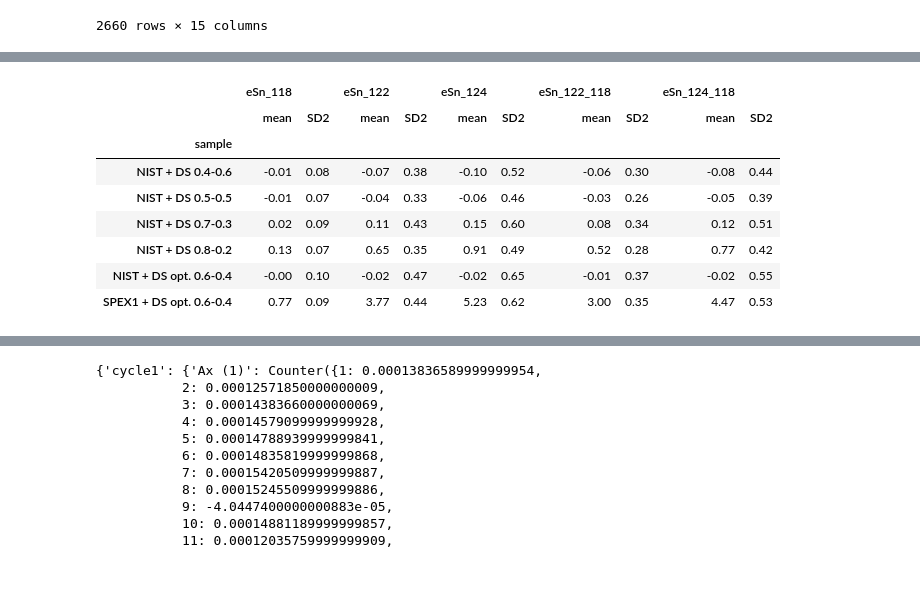
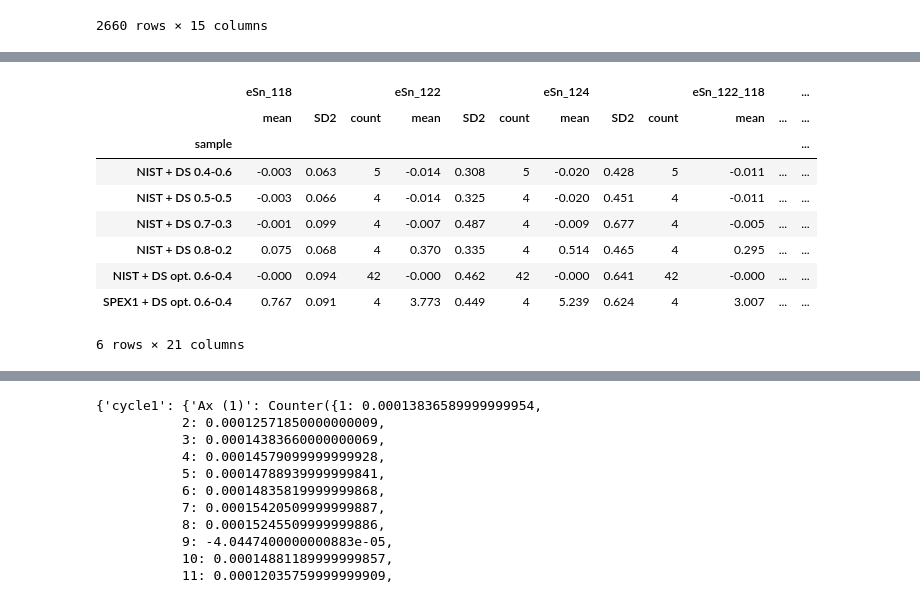
Before and after one commit to Marfster/Double_Spike_sim, a Jupyter notebook: DS_inversion.ipynb, the cells around one changed output, grey strips where cells are left out. Saved outputs shown, nothing was run; the diff lists cells and outputs as text; code cells hidden in the pictures.

```diff
--- a/DS_inversion.ipynb
+++ b/DS_inversion.ipynb
@@ -48,12 +47,12 @@ cup_config = cycles_spike
 mass_range = cycle_Sn_spike_mass_range
 
 # Isotopes used for Interference correction
-corr_isotopes_2 = {"Te" : "126", "Xe" : "129"}
+corr_isotopes_2 = {"Te" : "125", "Xe" : "129"}
 #corr_isotopes_2 = {}
 #corr_isotopes_Sb = {"Te": "125"}
 
 denom_isotope = "117"
-Sn_monitor = ["126"]
+Sn_monitor = ["125"]
 
 #def eval_iso_list(isotopes_list, denom_isotope, monitor_iso):
 #    isotope_den = denom_isotope
@@ -66,18 +65,23 @@ Sn_monitor = ["126"]
 #isotope_ls = eval_iso_list(Sn_isotopes, denom_isotope, Sn_monitor)
 
 #data_sample_column = [(i + "/" + denom_isotope) for i in isotope_ls]
-isotopes = [["118", "122", "124"]]
+isotopes = [["118", "119", "120", "122", "124"]]
 
 # Amount of interations for estimation of instrumental and natural fractionation
 loop_nat = 3
 loop_ins = 6
 # assumended instrumental and natural fractionation
-start_nat = -0.1
-start_ins = -2
+start_nat = -0.1 #start_nat = -0.1
+start_ins = -2 #start_ins = 2
 # isotope ratio used for calculation of instrumental and natural fractionation [denominator[x, y, z]] e.g. [117,[118, 122, 124]] x = 118/117
 inv_iso_ratio = 'x'
 
+# Mass fractionation law ("exp" or "GPL")
+law = "exp"
 
+# n for GPL
+n_GPL_ins = 0.1
+n_GPL_nat = 0.001
 
 # Interference_corr on the denominator isotope
 isotope_denom_corr = False
@@ -181,7 +190,7 @@ for sample in sample_ls:
         df_bgd_2 = blk_2.data_zero_corr(blk2)
 
         # Defines evaluation class with all evaluation methods present
-        new_corr = evaluation(df_zero, cycles, isotopes, cup_config, database, mass_range, corr_isotopes_2 , denom_corr_ratio)
+        new_corr = evaluation(df_zero, cycles, isotopes, cup_config, database, mass_range, corr_isotopes_2 , denom_corr_ratio, law, n_GPL_ins)
         # Outlier correction on signals of blank measurements
         df_bgd_1 = new_corr.mad_outlier_rejection_dict(df_bgd_1)
         df_bgd_2 = new_corr.mad_outlier_rejection_dict(df_bgd_2)
@@ -193,10 +202,10 @@ for sample in sample_ls:
         # Substracts baselines of signals
         df_zero = df.data_zero_corr(sample)
         # Defines evaluation class with all evaluation methods present
-        new_corr = evaluation(df_zero, cycles, isotopes, cup_config, database, mass_range, corr_isotopes_2 , denom_corr_ratio)
+        new_corr = evaluation(df_zero, cycles, isotopes, cup_config, database, mass_range, corr_isotopes_2 , denom_corr_ratio, law, n_GPL_ins)
 
     # Gives zero_corrected Signals back & writes it in a dataframe
-    data_sample_raw = new_corr.raw_signals(denom_isotope)
+    data_sample_raw = new_corr.raw_signals_all()
     data_sample_raw = pd.DataFrame.from_dict(data_sample_raw, orient = 'index')
     data_sample_raw = new_corr.mad_outlier_rejection(data_sample_raw)
 
@@ -205,7 +214,7 @@ for sample in sample_ls:
     # raw ratios from dataframe in dictionary for data handling
     data_sample = pd.DataFrame.from_dict(data_sample, orient = 'index')
     # First DS-inversion without interference correction
-    data_spike_obj = calc_dspike_sample(Sn_meas_obj, data_sample, spike_obj, Sn_mass_obj, spikeSn_ls , denom_isotope)
+    data_spike_obj = calc_dspike_sample(Sn_meas_obj, data_sample, spike_obj, Sn_mass_obj, spikeSn_ls , denom_isotope, law, n_GPL_ins, n_GPL_nat)
     data_spike_calc = data_spike_obj.dspike_corr(loop_nat, loop_ins, start_nat, start_ins, inv_iso_ratio)
     # Beta for interference correction
     beta = data_spike_calc["frac_ins_x2.5"]
@@ -214,7 +223,7 @@ for sample in sample_ls:
     # interference corrected raw ratios
     data_corr_raw = pd.DataFrame.from_dict(spike_corr, orient = 'index')
     # Second DS-inversion
-    data_spike_obj = calc_dspike_sample(Sn_meas_obj, data_corr_raw, spike_obj, Sn_mass_obj, spikeSn_ls , denom_isotope)
+    data_spike_obj = calc_dspike_sample(Sn_meas_obj, data_corr_raw, spike_obj, Sn_mass_obj, spikeSn_ls , denom_isotope, law, n_GPL_ins, n_GPL_nat)
     data_spike_calc_2 = data_spike_obj.dspike_corr(loop_nat, loop_ins, start_nat, start_ins, inv_iso_ratio)
     #Calculation of eSn
     data_spike_calc_2["eSn_118"] = ((data_spike_calc_2["Nr2:x"]/data_spike_calc_2["n0:x"])-1)*10000
@@ -244,11 +253,11 @@ for sample in sample_ls:
 # %%
 df_DS_inv = df_DS_inv.set_index("date")
 columns = ["cycle", "sample", "eSn_118", "eSn_122", "eSn_124", "eSn_122_118","eSn_124_118", "Q"]
-columns.extend(df_DS_inv.drop(["cycle", "sample", "eSn_118", "eSn_122", "eSn_124", "eSn_122_118", "eSn_124_118", "Q"], axis=1).columns)
+columns.extend(df_DS_inv.drop(["cycle", "sample", "eSn_118", "eSn_122", "eSn_124", "eSn_122_118", "eSn_124_118", "Q", "121", "123", "127", "131"], axis=1).columns)
 df_DS_inv_sub = pd.DataFrame(df_DS_inv, columns = columns)
 
 #df_internal_sub["Cd/Sn"] = (df_internal_norm["111"]/12.722)/(df_internal_norm["118"]/24.223)
-#df_internal_sub["Te/Sn"] = (df_internal_norm["125"]/7.0509)/(df_internal_norm["118"]/24.223)
+df_DS_inv_sub["Te/Sn_nat"] = (df_DS_inv["125"]/7.0509)/(df_DS_inv["118"]/24.223)
 
 #df_internal_sub["Te/Sn"] = (df_internal_norm["126"]/18.8066)/(df_internal_norm["118"]/24.223)
 #df_internal_sub = df_internal_sub[df_internal_sub["118"] >= 7]
@@ -337,7 +346,7 @@ corr_values_2 = corr_values[corr_values["sample"] == std_used]
 #corr_values = df_internal_norm_mean
 sample = corr_values["sample"]
 sample_2 = corr_values_2["sample"]
-std_mean = corr_values[(corr_values["sample"] == std_used)].mean()
+#std_mean = corr_values[(corr_values["sample"] == std_used)].mean()
 new = corr_values[corr_values.columns[corr_values.dtypes != 'object']]
 new_2 = corr_values_2[corr_values_2.columns[corr_values_2.dtypes != 'object']]
 
@@ -352,7 +361,7 @@ epsilon_2["sample"] = sample_2
 
 epsilon_NIST = epsilon_NIST[new.index.isin(sub_index)]
 #epsilon_NIST= epsilon_NIST[epsilon_NIST["sample"].str.contains("opt")]
-#epsilon_NIST= epsilon_NIST[epsilon_NIST["sample"] != std_used]
+epsilon_NIST= epsilon_NIST[epsilon_NIST["sample"] != std_used]
 epsilon_2 = epsilon_2[epsilon_2["sample"] == std_used]
 #epsilon_2 = epsilon_2[epsilon_2["sample"] == std_used]
 epsilon_comp = epsilon_NIST.append(epsilon_2, ignore_index=False)
@@ -384,19 +393,20 @@ epsilon_comp[epsilon_comp["sample"] == "NIST + DS opt. 0.6-0.4 "]
 # %%
 def SD2(x):
     SD2 = np.nanstd(x, ddof=1) * 2
     return SD2
 
-epsilon = epsilon_comp[["eSn_118", "eSn_122", "eSn_124", "eSn_122_118", "eSn_124_118", "sample"]]
+epsilon = epsilon_comp[["eSn_118", "eSn_122", "eSn_124", "eSn_122_118", "eSn_124_118", "Q", "fspike","sample"]]
 #epsilon = epsilon.drop(["118"], axis = 1)
-epsilon_sum = np.round(epsilon.groupby("sample").agg([np.mean, SD2]), decimals=2)
+epsilon_sum = np.round(epsilon.groupby("sample").agg([np.mean, SD2, 'count']), decimals=3)
 epsilon_sum
 # %% [output]
-|  | eSn_118 |  | eSn_122 |  | eSn_124 |  | eSn_122_118 |  | eSn_124_118 |  |
-|  | mean | SD2 | mean | SD2 | mean | SD2 | mean | SD2 | mean | SD2 |
-| sample |  |  |  |  |  |  |  |  |  |  |
-| NIST + DS 0.4-0.6 | -0.01 | 0.08 | -0.07 | 0.38 | -0.10 | 0.52 | -0.06 | 0.30 | -0.08 | 0.44 |
-| NIST + DS 0.5-0.5 | -0.01 | 0.07 | -0.04 | 0.33 | -0.06 | 0.46 | -0.03 | 0.26 | -0.05 | 0.39 |
-| NIST + DS 0.7-0.3 | 0.02 | 0.09 | 0.11 | 0.43 | 0.15 | 0.60 | 0.08 | 0.34 | 0.12 | 0.51 |
-| NIST + DS 0.8-0.2 | 0.13 | 0.07 | 0.65 | 0.35 | 0.91 | 0.49 | 0.52 | 0.28 | 0.77 | 0.42 |
-| NIST + DS opt. 0.6-0.4 | -0.00 | 0.10 | -0.02 | 0.47 | -0.02 | 0.65 | -0.01 | 0.37 | -0.02 | 0.55 |
-| SPEX1 + DS opt. 0.6-0.4 | 0.77 | 0.09 | 3.77 | 0.44 | 5.23 | 0.62 | 3.00 | 0.35 | 4.47 | 0.53 |
+|  | eSn_118 |  |  | eSn_122 |  |  | eSn_124 |  |  | eSn_122_118 |  | ... |
+|  | mean | SD2 | count | mean | SD2 | count | mean | SD2 | count | mean | ... | ... |
+| sample |  |  |  |  |  |  |  |  |  |  |  | ... |
+| NIST + DS 0.4-0.6 | -0.003 | 0.063 | 5 | -0.014 | 0.308 | 5 | -0.020 | 0.428 | 5 | -0.011 | ... | ... |
+| NIST + DS 0.5-0.5 | -0.003 | 0.066 | 4 | -0.014 | 0.325 | 4 | -0.020 | 0.451 | 4 | -0.011 | ... | ... |
+| NIST + DS 0.7-0.3 | -0.001 | 0.099 | 4 | -0.007 | 0.487 | 4 | -0.009 | 0.677 | 4 | -0.005 | ... | ... |
+| NIST + DS 0.8-0.2 | 0.075 | 0.068 | 4 | 0.370 | 0.335 | 4 | 0.514 | 0.465 | 4 | 0.295 | ... | ... |
+| NIST + DS opt. 0.6-0.4 | -0.000 | 0.094 | 42 | -0.000 | 0.462 | 42 | -0.000 | 0.641 | 42 | -0.000 | ... | ... |
+| SPEX1 + DS opt. 0.6-0.4 | 0.767 | 0.091 | 4 | 3.773 | 0.449 | 4 | 5.239 | 0.624 | 4 | 3.007 | ... | ... |
+6 rows × 21 columns
```
Also changed, not shown: parts of 17 cells of this notebook, 1 other file.
